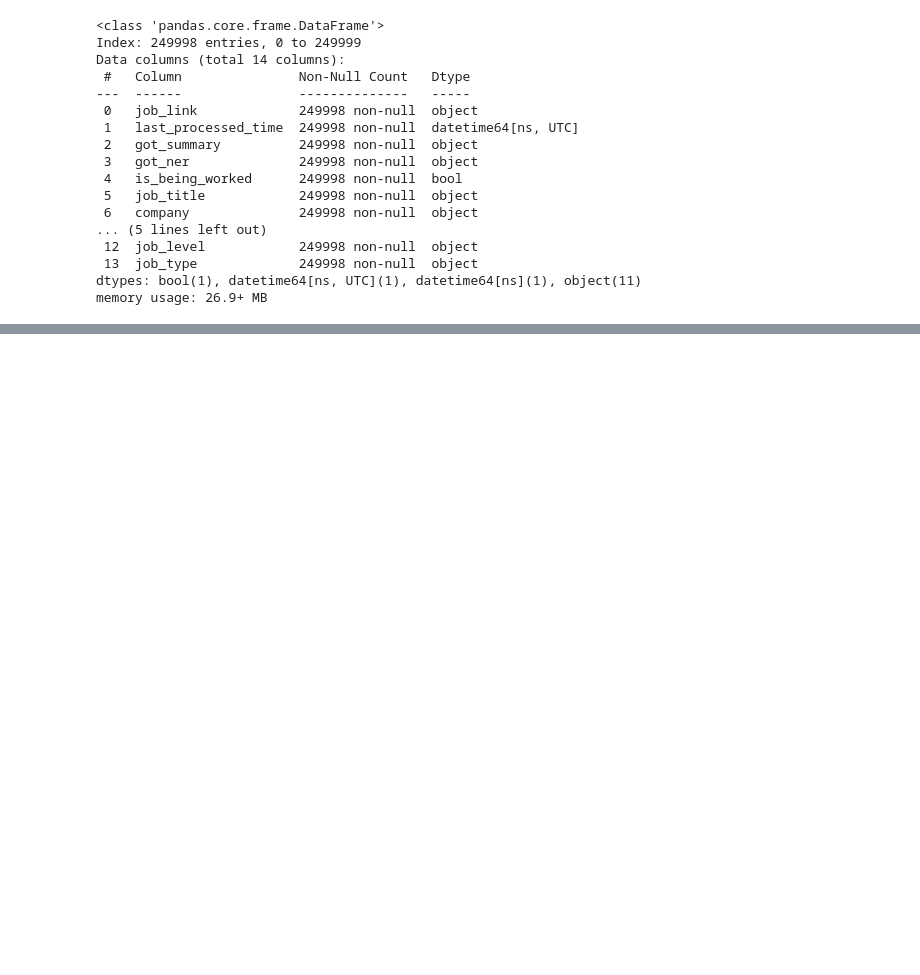
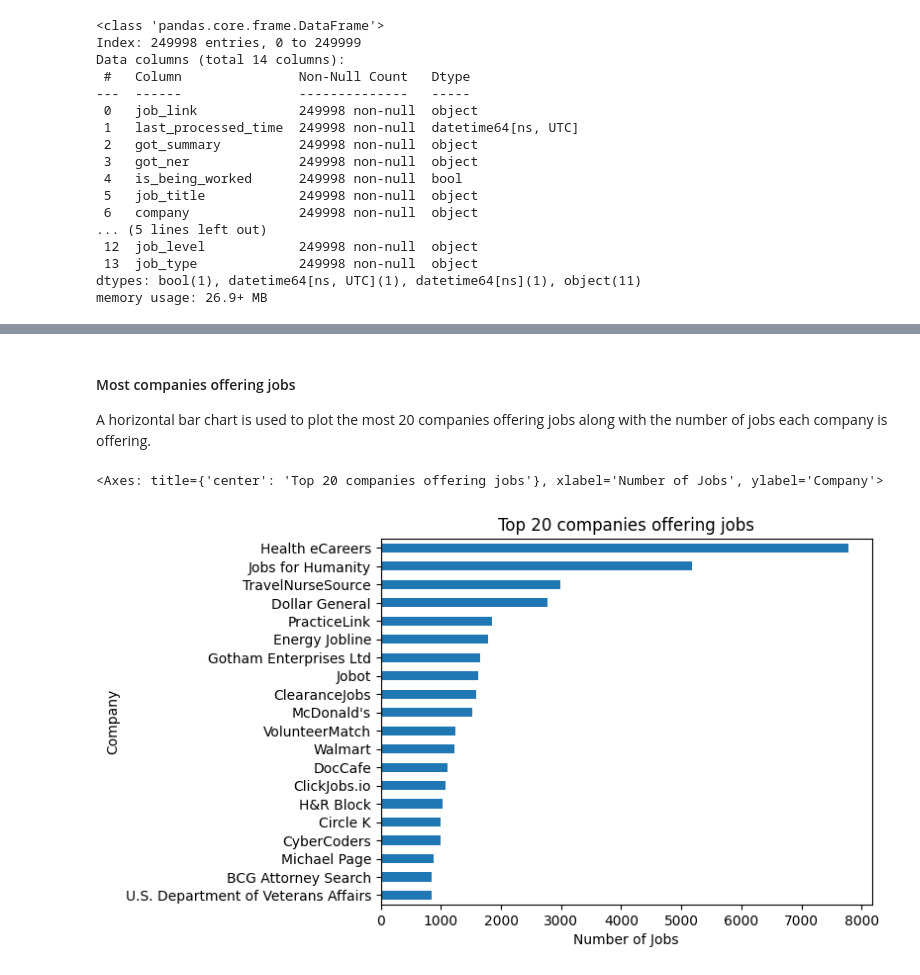
Before and after one commit to YaserKhy/Data-Analysis-Project-T5, a Jupyter notebook: Data Analysis Project.ipynb, the cells around one changed output, grey strips where cells are left out. Cells and saved outputs as stored; diff of their text form; code cells hidden in the pictures; blank space fills up the shorter version.

Commit message:
second commit - plots test

```diff
--- a/Data Analysis Project.ipynb
+++ b/Data Analysis Project.ipynb
@@ -298,0 +308,14 @@ memory usage: 26.9+ MB
+# %% [markdown]
+#### Most companies offering jobs
+A horizontal bar chart is used to plot the most 20 companies offering jobs along with the number of jobs each company is offering.
+# %%
+df['company'].value_counts()
+df['company'].value_counts().head(20).sort_values().plot(
+    kind='barh',
+    xlabel='Number of Jobs',
+    ylabel='Company',
+    title='Top 20 companies offering jobs'
+)
+# %% [output]
+<Axes: title={'center': 'Top 20 companies offering jobs'}, xlabel='Number of Jobs', ylabel='Company'>
+[figure, added]
```
Also changed, not shown: parts of 13 cells of this notebook.
